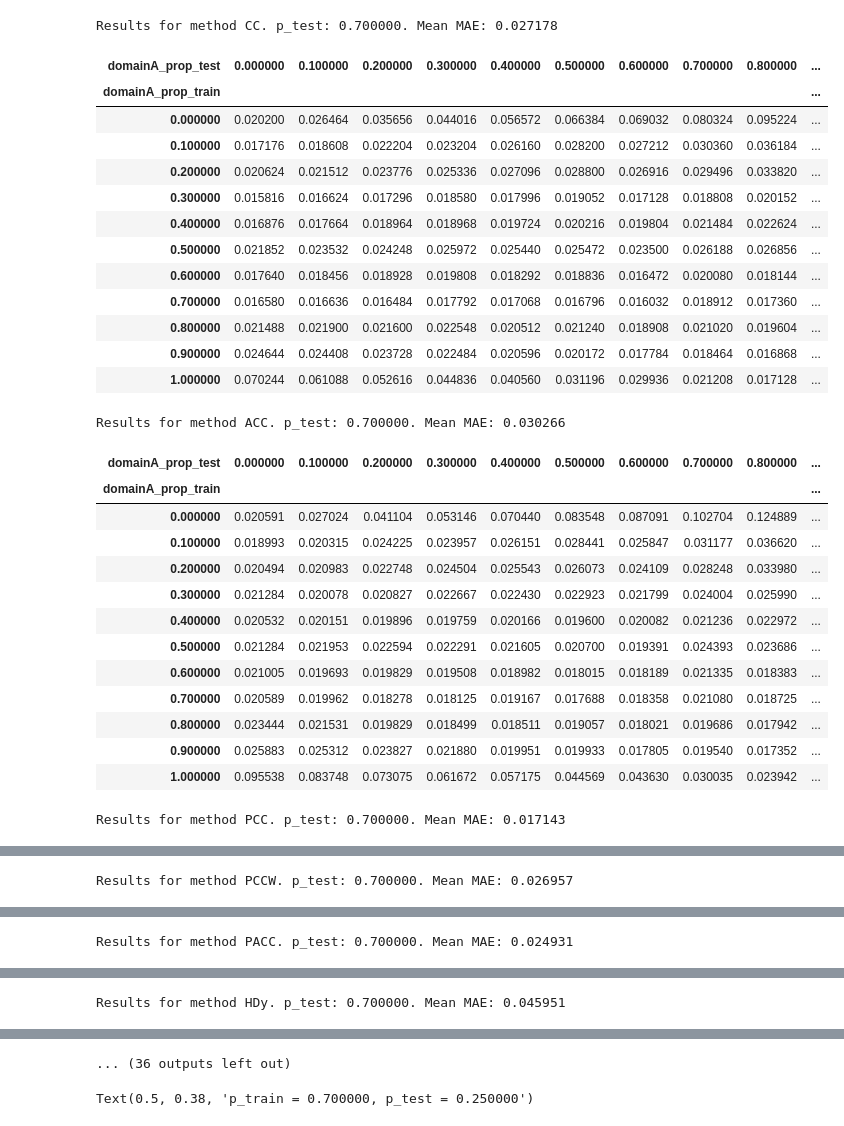
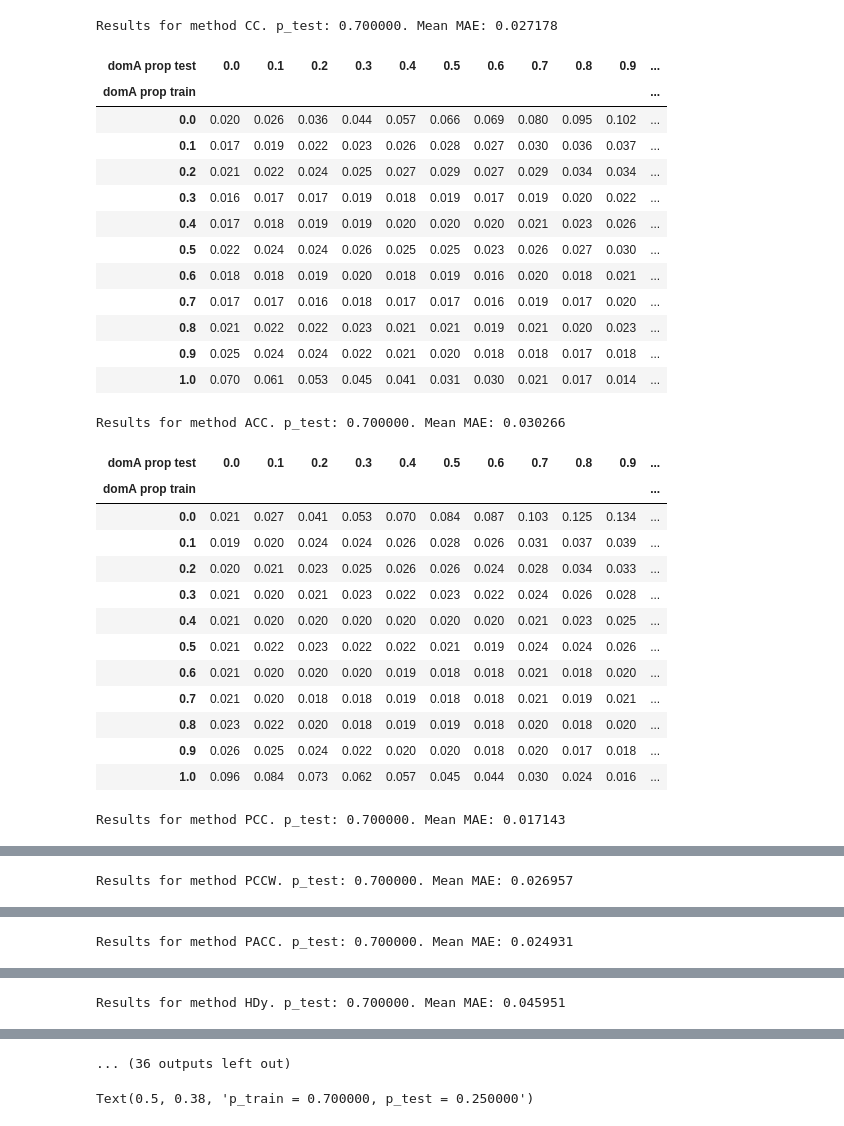
Before and after one commit to pglez82/quant_datasetshift, a Jupyter notebook: analyze_results_covariate.ipynb, the cells around one changed output, grey strips where cells are left out. Saved outputs shown, nothing was run; the diff lists cells and outputs as text; code cells hidden in the pictures.

```diff
--- a/analyze_results_covariate.ipynb
+++ b/analyze_results_covariate.ipynb
@@ -13,59 +13,62 @@ pd.set_option('display.width', 150)
 quantificators = ["CC", "ACC", "PCC","PCCW", "PACC", "HDy", "EMQ", "MLPE"]
 #quantificators = ["CC", "ACC", "PCC", "PACC", "HDy", "EMQ", "MLPE"]
 error = "MAE"
 mixture_points = np.linspace(0, 1, 3)[::-1]
 p_train = 0.7
 ps_test = [p_train, 0.5, 0.25]
 dateexperiment = "2022_06_28_06_34"
 
 mean_error_methods = {}
 
 writer = pd.ExcelWriter('results/covariate/excel/errors_%s.xlsx' % dateexperiment, engine='xlsxwriter')
 for i, p_test in enumerate(ps_test):
     for quant_name in quantificators:
         exp_id = "%s_%f" % (quant_name,p_test)
         results = pd.read_csv("results/covariate/results_%s_%s.csv" % (dateexperiment,quant_name),index_col=0)
         results = results.loc[results['p_test'] == p_test]
         results_mean = results.groupby(['domainA_prop_train', 'domainA_prop_test'])['error'].mean().reset_index()
         #convert to matrix form
         results_mean = results_mean.pivot(index='domainA_prop_train', columns='domainA_prop_test', values='error')
+        results_mean.columns = results_mean.columns.map(lambda x: "%.1f" % float(x))
+        results_mean.columns.name="domA prop test"
+        results_mean.index.name="domA prop train"
         mean_error_methods[exp_id]=results_mean.mean().mean()
         print("Results for method %s. p_test: %f. Mean %s: %f" % (quant_name,p_test,error,mean_error_methods[exp_id]))
         cm = sns.light_palette('red', as_cmap=True)
-        display(results_mean.style.background_gradient(cmap=cm,low=0,high=1))
+        display(results_mean.style.format_index('{:.1f}').format('{:.3f}').background_gradient(cmap=cm,low=0,high=1))
         results_mean.to_excel(writer, sheet_name=exp_id)
         workbook = writer.book
         worksheet = writer.sheets[exp_id]
         # Apply a conditional format to the cell range.
         worksheet.conditional_format('B2:L12', {'type': '2_color_scale','min_type':'num','max_type':'num','min_value':'0','max_value':'1','min_color':'#f3f0f0','max_color':'#ff0000'})
 writer.save()
 # %% [output]
 Results for method CC. p_test: 0.700000. Mean MAE: 0.027178
-| domainA_prop_test | 0.000000 | 0.100000 | 0.200000 | 0.300000 | 0.400000 | 0.500000 | 0.600000 | 0.700000 | 0.800000 | ... |
-| domainA_prop_train |  |  |  |  |  |  |  |  |  | ... |
-| 0.000000 | 0.020200 | 0.026464 | 0.035656 | 0.044016 | 0.056572 | 0.066384 | 0.069032 | 0.080324 | 0.095224 | ... |
-| 0.100000 | 0.017176 | 0.018608 | 0.022204 | 0.023204 | 0.026160 | 0.028200 | 0.027212 | 0.030360 | 0.036184 | ... |
-| 0.200000 | 0.020624 | 0.021512 | 0.023776 | 0.025336 | 0.027096 | 0.028800 | 0.026916 | 0.029496 | 0.033820 | ... |
-| 0.300000 | 0.015816 | 0.016624 | 0.017296 | 0.018580 | 0.017996 | 0.019052 | 0.017128 | 0.018808 | 0.020152 | ... |
-| 0.400000 | 0.016876 | 0.017664 | 0.018964 | 0.018968 | 0.019724 | 0.020216 | 0.019804 | 0.021484 | 0.022624 | ... |
-| 0.500000 | 0.021852 | 0.023532 | 0.024248 | 0.025972 | 0.025440 | 0.025472 | 0.023500 | 0.026188 | 0.026856 | ... |
-| 0.600000 | 0.017640 | 0.018456 | 0.018928 | 0.019808 | 0.018292 | 0.018836 | 0.016472 | 0.020080 | 0.018144 | ... |
-| 0.700000 | 0.016580 | 0.016636 | 0.016484 | 0.017792 | 0.017068 | 0.016796 | 0.016032 | 0.018912 | 0.017360 | ... |
-| 0.800000 | 0.021488 | 0.021900 | 0.021600 | 0.022548 | 0.020512 | 0.021240 | 0.018908 | 0.021020 | 0.019604 | ... |
-| 0.900000 | 0.024644 | 0.024408 | 0.023728 | 0.022484 | 0.020596 | 0.020172 | 0.017784 | 0.018464 | 0.016868 | ... |
-| 1.000000 | 0.070244 | 0.061088 | 0.052616 | 0.044836 | 0.040560 | 0.031196 | 0.029936 | 0.021208 | 0.017128 | ... |
+| domA prop test | 0.0 | 0.1 | 0.2 | 0.3 | 0.4 | 0.5 | 0.6 | 0.7 | 0.8 | 0.9 | ... |
+| domA prop train |  |  |  |  |  |  |  |  |  |  | ... |
+| 0.0 | 0.020 | 0.026 | 0.036 | 0.044 | 0.057 | 0.066 | 0.069 | 0.080 | 0.095 | 0.102 | ... |
+| 0.1 | 0.017 | 0.019 | 0.022 | 0.023 | 0.026 | 0.028 | 0.027 | 0.030 | 0.036 | 0.037 | ... |
+| 0.2 | 0.021 | 0.022 | 0.024 | 0.025 | 0.027 | 0.029 | 0.027 | 0.029 | 0.034 | 0.034 | ... |
+| 0.3 | 0.016 | 0.017 | 0.017 | 0.019 | 0.018 | 0.019 | 0.017 | 0.019 | 0.020 | 0.022 | ... |
+| 0.4 | 0.017 | 0.018 | 0.019 | 0.019 | 0.020 | 0.020 | 0.020 | 0.021 | 0.023 | 0.026 | ... |
+| 0.5 | 0.022 | 0.024 | 0.024 | 0.026 | 0.025 | 0.025 | 0.023 | 0.026 | 0.027 | 0.030 | ... |
+| 0.6 | 0.018 | 0.018 | 0.019 | 0.020 | 0.018 | 0.019 | 0.016 | 0.020 | 0.018 | 0.021 | ... |
+| 0.7 | 0.017 | 0.017 | 0.016 | 0.018 | 0.017 | 0.017 | 0.016 | 0.019 | 0.017 | 0.020 | ... |
+| 0.8 | 0.021 | 0.022 | 0.022 | 0.023 | 0.021 | 0.021 | 0.019 | 0.021 | 0.020 | 0.023 | ... |
+| 0.9 | 0.025 | 0.024 | 0.024 | 0.022 | 0.021 | 0.020 | 0.018 | 0.018 | 0.017 | 0.018 | ... |
+| 1.0 | 0.070 | 0.061 | 0.053 | 0.045 | 0.041 | 0.031 | 0.030 | 0.021 | 0.017 | 0.014 | ... |
 Results for method ACC. p_test: 0.700000. Mean MAE: 0.030266
-| domainA_prop_test | 0.000000 | 0.100000 | 0.200000 | 0.300000 | 0.400000 | 0.500000 | 0.600000 | 0.700000 | 0.800000 | ... |
-| domainA_prop_train |  |  |  |  |  |  |  |  |  | ... |
-| 0.000000 | 0.020591 | 0.027024 | 0.041104 | 0.053146 | 0.070440 | 0.083548 | 0.087091 | 0.102704 | 0.124889 | ... |
-| 0.100000 | 0.018993 | 0.020315 | 0.024225 | 0.023957 | 0.026151 | 0.028441 | 0.025847 | 0.031177 | 0.036620 | ... |
-| 0.200000 | 0.020494 | 0.020983 | 0.022748 | 0.024504 | 0.025543 | 0.026073 | 0.024109 | 0.028248 | 0.033980 | ... |
-| 0.300000 | 0.021284 | 0.020078 | 0.020827 | 0.022667 | 0.022430 | 0.022923 | 0.021799 | 0.024004 | 0.025990 | ... |
-| 0.400000 | 0.020532 | 0.020151 | 0.019896 | 0.019759 | 0.020166 | 0.019600 | 0.020082 | 0.021236 | 0.022972 | ... |
-| 0.500000 | 0.021284 | 0.021953 | 0.022594 | 0.022291 | 0.021605 | 0.020700 | 0.019391 | 0.024393 | 0.023686 | ... |
-| 0.600000 | 0.021005 | 0.019693 | 0.019829 | 0.019508 | 0.018982 | 0.018015 | 0.018189 | 0.021335 | 0.018383 | ... |
-| 0.700000 | 0.020589 | 0.019962 | 0.018278 | 0.018125 | 0.019167 | 0.017688 | 0.018358 | 0.021080 | 0.018725 | ... |
-| 0.800000 | 0.023444 | 0.021531 | 0.019829 | 0.018499 | 0.018511 | 0.019057 | 0.018021 | 0.019686 | 0.017942 | ... |
-| 0.900000 | 0.025883 | 0.025312 | 0.023827 | 0.021880 | 0.019951 | 0.019933 | 0.017805 | 0.019540 | 0.017352 | ... |
-| 1.000000 | 0.095538 | 0.083748 | 0.073075 | 0.061672 | 0.057175 | 0.044569 | 0.043630 | 0.030035 | 0.023942 | ... |
+| domA prop test | 0.0 | 0.1 | 0.2 | 0.3 | 0.4 | 0.5 | 0.6 | 0.7 | 0.8 | 0.9 | ... |
+| domA prop train |  |  |  |  |  |  |  |  |  |  | ... |
+| 0.0 | 0.021 | 0.027 | 0.041 | 0.053 | 0.070 | 0.084 | 0.087 | 0.103 | 0.125 | 0.134 | ... |
+| 0.1 | 0.019 | 0.020 | 0.024 | 0.024 | 0.026 | 0.028 | 0.026 | 0.031 | 0.037 | 0.039 | ... |
+| 0.2 | 0.020 | 0.021 | 0.023 | 0.025 | 0.026 | 0.026 | 0.024 | 0.028 | 0.034 | 0.033 | ... |
+| 0.3 | 0.021 | 0.020 | 0.021 | 0.023 | 0.022 | 0.023 | 0.022 | 0.024 | 0.026 | 0.028 | ... |
+| 0.4 | 0.021 | 0.020 | 0.020 | 0.020 | 0.020 | 0.020 | 0.020 | 0.021 | 0.023 | 0.025 | ... |
+| 0.5 | 0.021 | 0.022 | 0.023 | 0.022 | 0.022 | 0.021 | 0.019 | 0.024 | 0.024 | 0.026 | ... |
+| 0.6 | 0.021 | 0.020 | 0.020 | 0.020 | 0.019 | 0.018 | 0.018 | 0.021 | 0.018 | 0.020 | ... |
+| 0.7 | 0.021 | 0.020 | 0.018 | 0.018 | 0.019 | 0.018 | 0.018 | 0.021 | 0.019 | 0.021 | ... |
+| 0.8 | 0.023 | 0.022 | 0.020 | 0.018 | 0.019 | 0.019 | 0.018 | 0.020 | 0.018 | 0.020 | ... |
+| 0.9 | 0.026 | 0.025 | 0.024 | 0.022 | 0.020 | 0.020 | 0.018 | 0.020 | 0.017 | 0.018 | ... |
+| 1.0 | 0.096 | 0.084 | 0.073 | 0.062 | 0.057 | 0.045 | 0.044 | 0.030 | 0.024 | 0.016 | ... |
 Results for method PCC. p_test: 0.700000. Mean MAE: 0.017143
```
Also changed, not shown: parts of 6 cells of this notebook, 2 other files.
